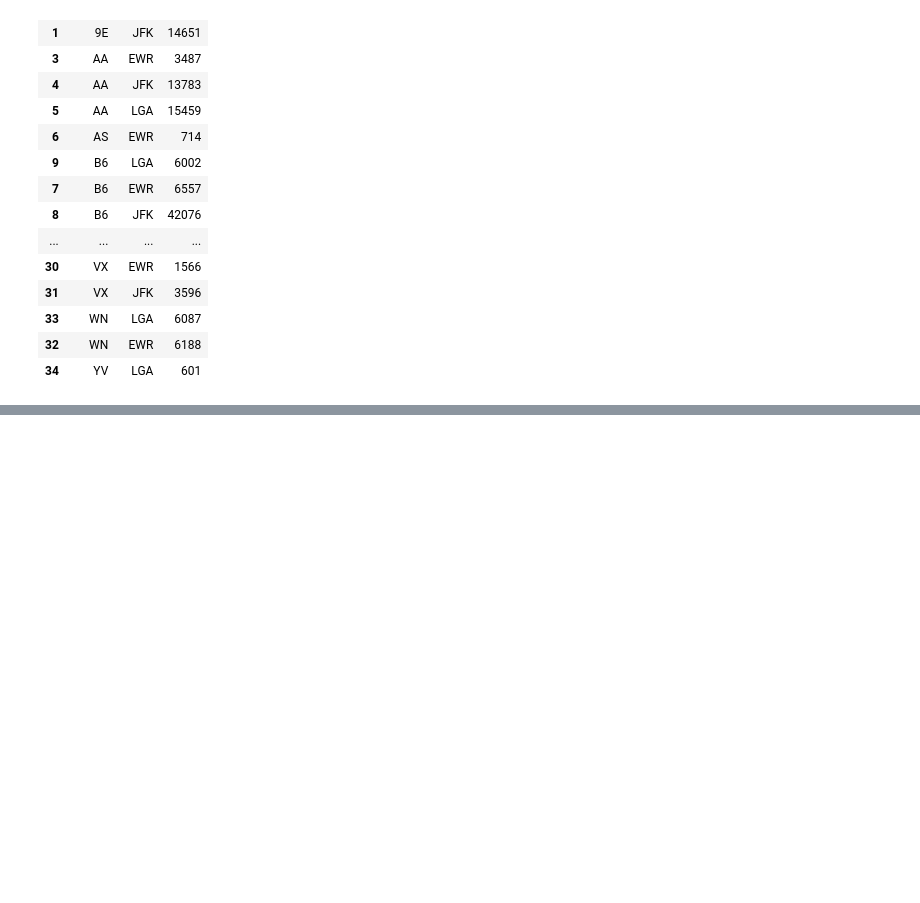
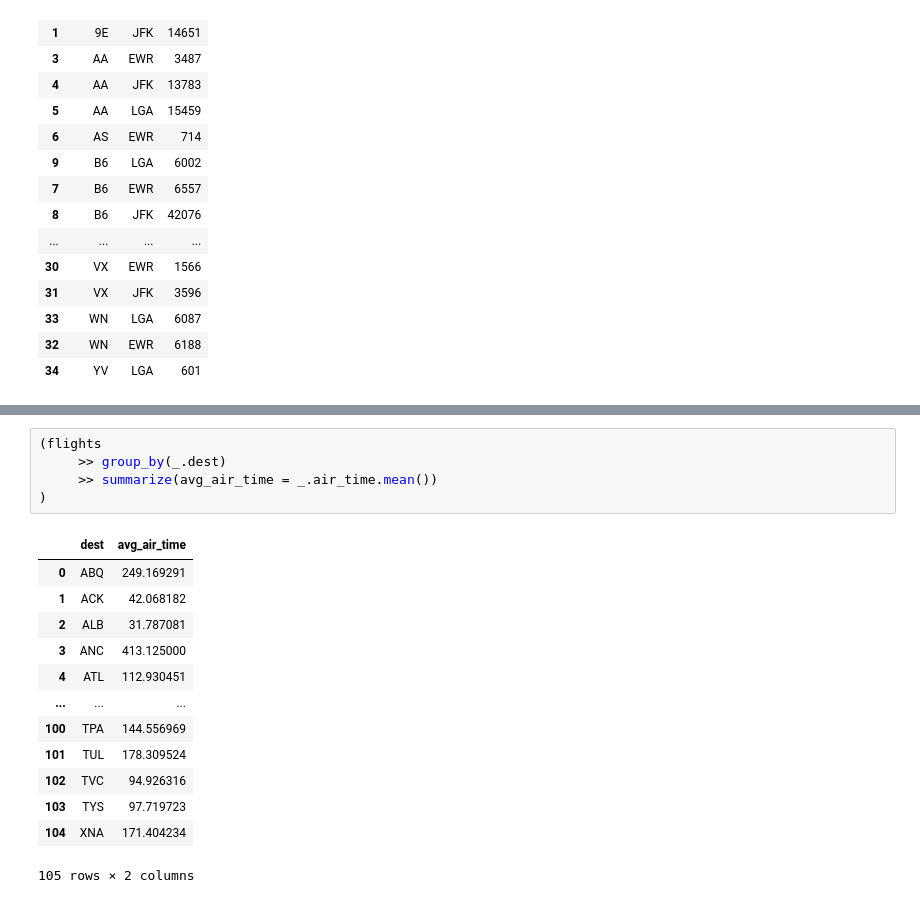
Before and after one commit to PaulApivat/kaggle, a Jupyter notebook: courses/pandas/pandas_lesson_4_grouping_sorting.ipynb, the cells around one changed output, grey strips where cells are left out. Cells and saved outputs as stored; diff of their text form; blank space fills up the shorter version.

```diff
--- a/courses/pandas/pandas_lesson_4_grouping_sorting.ipynb
+++ b/courses/pandas/pandas_lesson_4_grouping_sorting.ipynb
@@ -292,0 +385,19 @@ back_to_single_index.sort_values(by=['carrier', 'len'])
+# %%
+(flights
+     >> group_by(_.dest)
+     >> summarize(avg_air_time = _.air_time.mean())
+)
+# %% [output]
+|  | dest | avg_air_time |
+| 0 | ABQ | 249.169291 |
+| 1 | ACK | 42.068182 |
+| 2 | ALB | 31.787081 |
+| 3 | ANC | 413.125000 |
+| 4 | ATL | 112.930451 |
+| ... | ... | ... |
+| 100 | TPA | 144.556969 |
+| 101 | TUL | 178.309524 |
+| 102 | TVC | 94.926316 |
+| 103 | TYS | 97.719723 |
+| 104 | XNA | 171.404234 |
+105 rows × 2 columns
```
Also changed, not shown: parts of 9 cells of this notebook.
